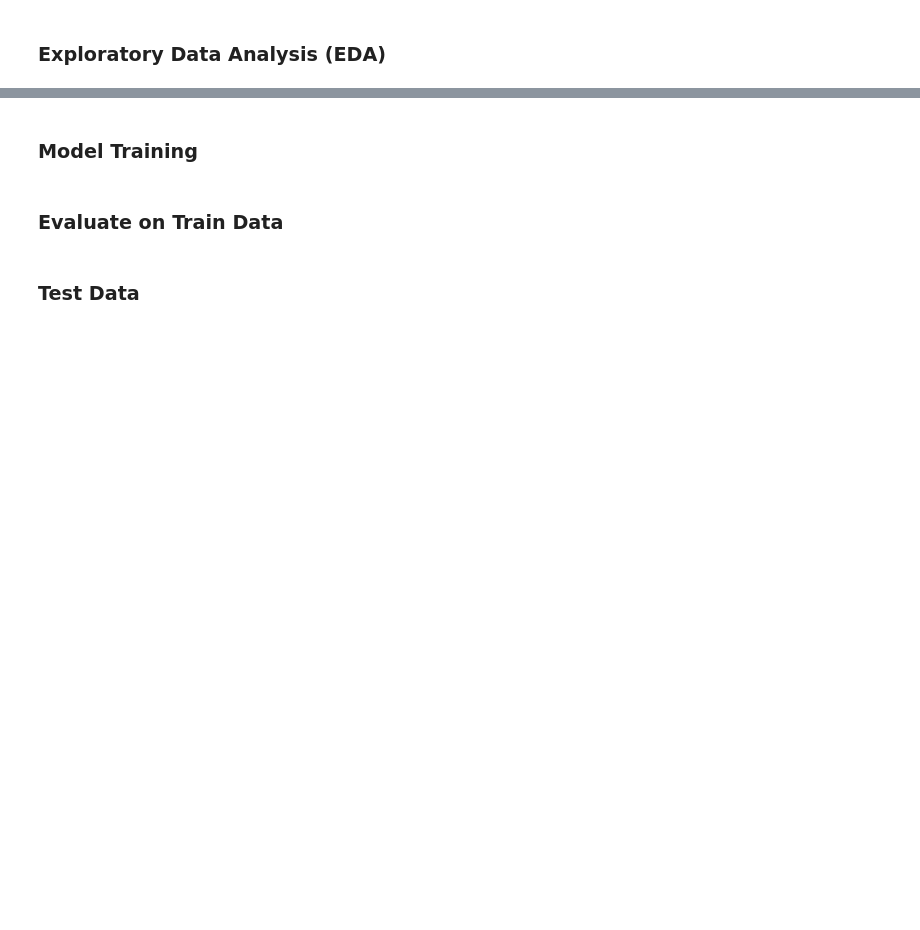
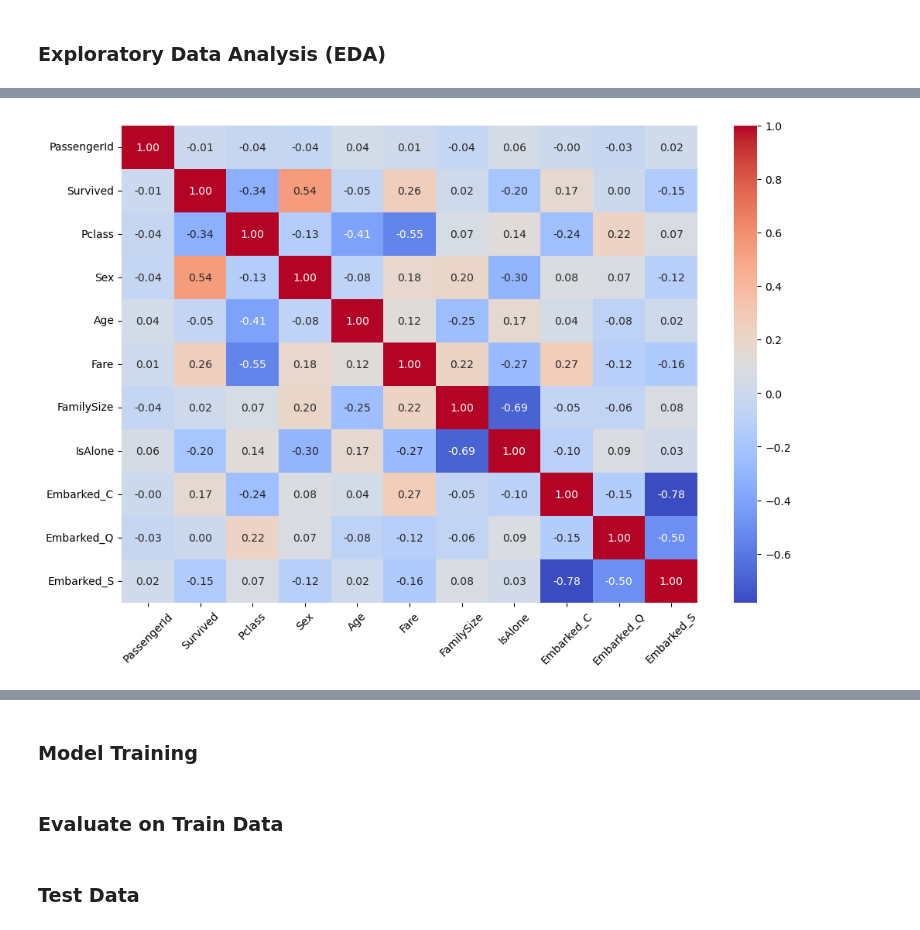
Before and after one commit to Graceyujung/Kaggle, a Jupyter notebook: Kaggle/titanic/titanic.ipynb, the cells around one changed output, grey strips where cells are left out. Saved outputs shown, nothing was run; the diff lists cells and outputs as text; code cells hidden in the pictures; blank space fills up the shorter version.

```diff
--- a/Kaggle/titanic/titanic.ipynb
+++ b/Kaggle/titanic/titanic.ipynb
@@ -242,0 +284,11 @@ Observation:
+# %%
+# Label encoding for Sex
+df['Sex'] = df['Sex'].map({'male': 0, 'female': 1}).astype(int)
+
+# # Label encoding for FamilySize
+# df['FamilySize'] = df['FamilySize'].map({'Alone': 1, 'Small': 2, 'Large': 3}).astype(int)
+
+# One-hot encoding for Embarked
+df = pd.get_dummies(df, columns=['Embarked']).astype(int)
+
+df.head()
@@ -242,0 +318,7 @@ Observation:
+# %%
+plt.figure(figsize=(12,8))
+sns.heatmap(df.corr(), annot=True, cmap='coolwarm', fmt='.2f')
+plt.xticks(rotation=45)
+plt.show()
+# %% [output]
+[figure, added]
```
Also changed, not shown: parts of 30 cells of this notebook.
